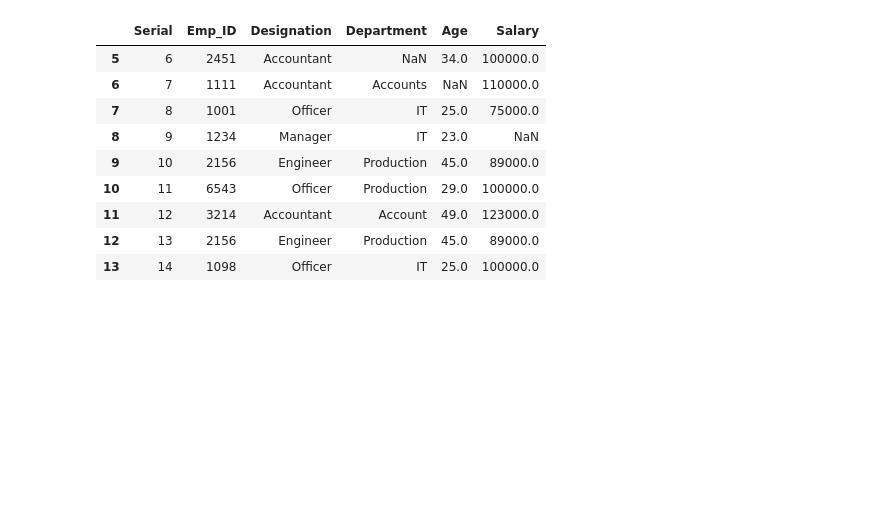
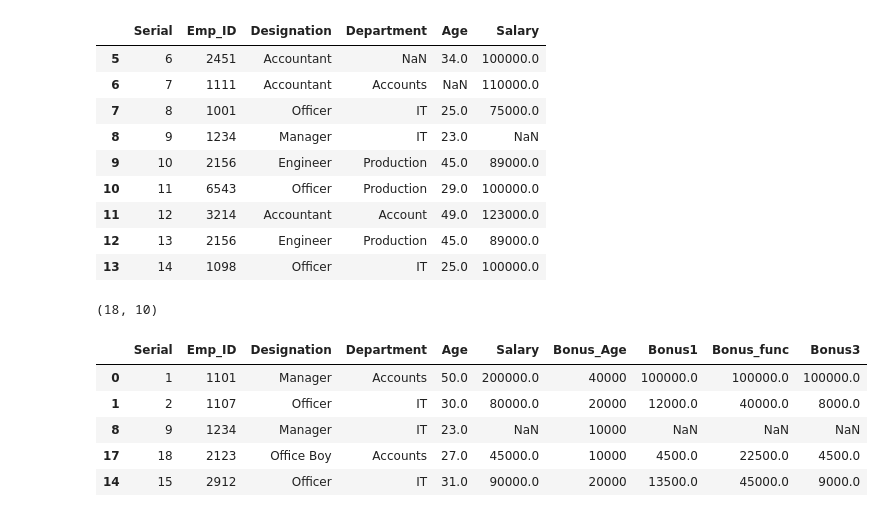
Before and after one commit to GhulamQadir/python_programming, a Jupyter notebook: advance-python/pandas/pandas.ipynb, the cells around one changed output. Cells and saved outputs as stored; diff of their text form; code cells hidden in the pictures; blank space fills up the shorter version.

```diff
--- a/advance-python/pandas/pandas.ipynb
+++ b/advance-python/pandas/pandas.ipynb
@@ -487,3 +487,18 @@ employee_data.loc[5:13, "Serial":"Salary"]
 | 11 | 12 | 3214 | Accountant | Account | 49.0 | 123000.0 |
 | 12 | 13 | 2156 | Engineer | Production | 45.0 | 89000.0 |
 | 13 | 14 | 1098 | Officer | IT | 25.0 | 100000.0 |
+# %%
+# Returns a tuple with (number of rows, number of columns).
+employee_data.shape
+# %% [output]
+(18, 10)
+# %%
+# Returns 5 random rows from the dataset.
+employee_data.sample(5)  # based on the length of sample you want. eg(data.sample(2))
+# %% [output]
+|  | Serial | Emp_ID | Designation | Department | Age | Salary | Bonus_Age | Bonus1 | Bonus_func | Bonus3 |
+| 0 | 1 | 1101 | Manager | Accounts | 50.0 | 200000.0 | 40000 | 100000.0 | 100000.0 | 100000.0 |
+| 1 | 2 | 1107 | Officer | IT | 30.0 | 80000.0 | 20000 | 12000.0 | 40000.0 | 8000.0 |
+| 8 | 9 | 1234 | Manager | IT | 23.0 | NaN | 10000 | NaN | NaN | NaN |
+| 17 | 18 | 2123 | Office Boy | Accounts | 27.0 | 45000.0 | 10000 | 4500.0 | 22500.0 | 4500.0 |
+| 14 | 15 | 2912 | Officer | IT | 31.0 | 90000.0 | 20000 | 13500.0 | 45000.0 | 9000.0 |
```
Also changed, not shown: parts of 13 cells of this notebook.
